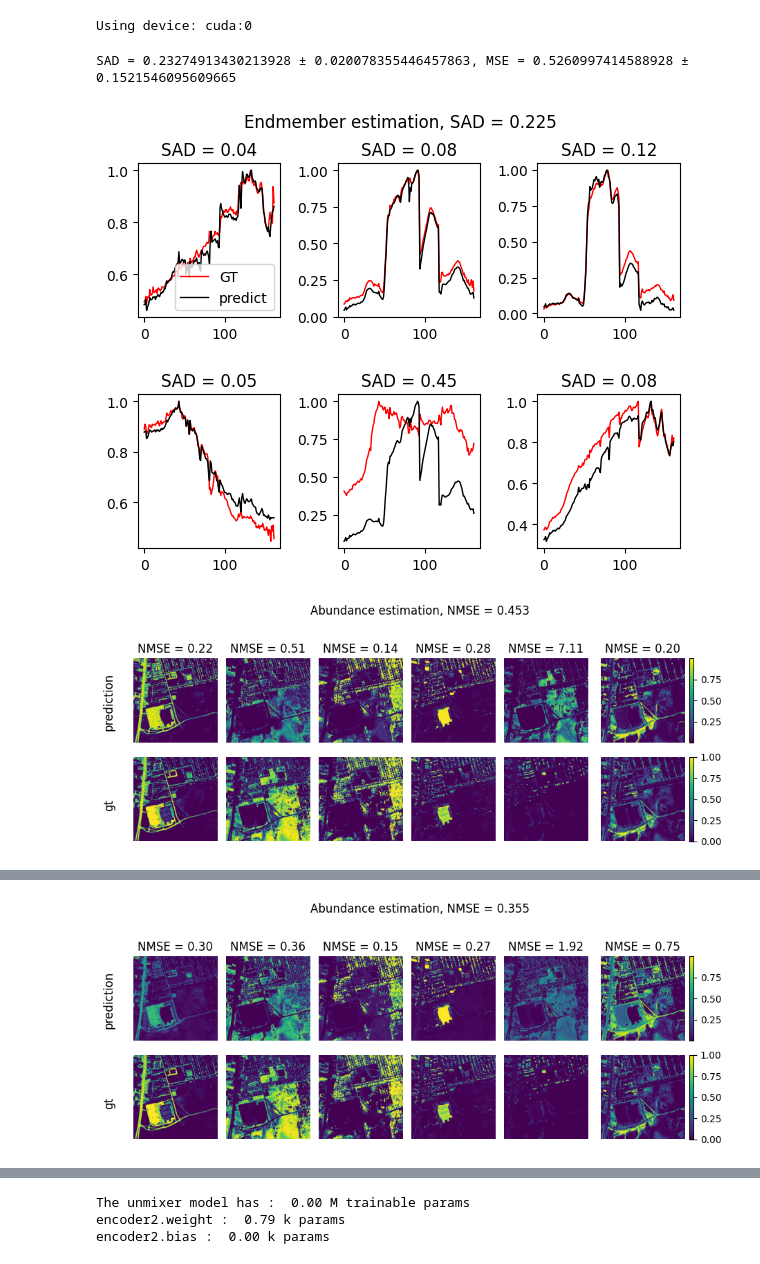
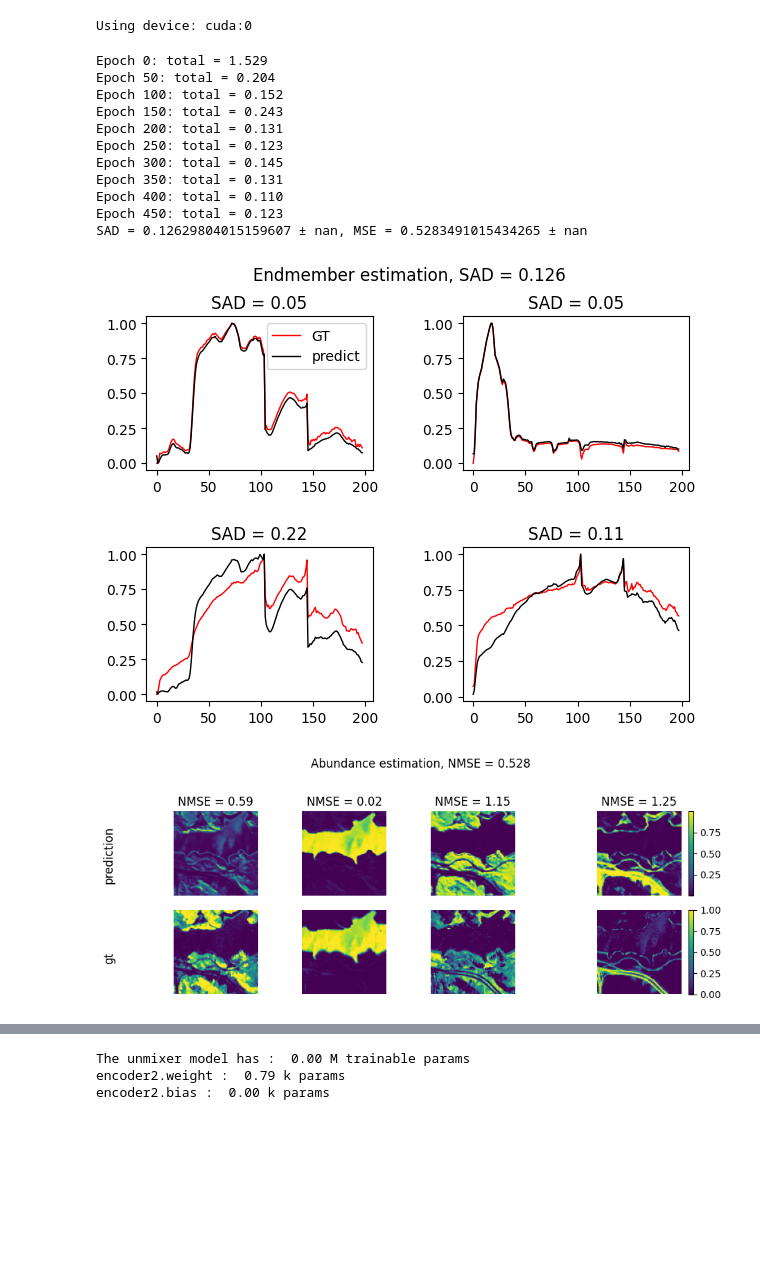
Before and after one commit to edabier/SS-HSU_benchmark, a Jupyter notebook: cnnaeu2.ipynb, the cells around one changed output, grey strips where cells are left out. Saved outputs shown, nothing was run; the diff lists cells and outputs as text; code cells hidden in the pictures; blank space fills up the shorter version.

Commit message:
FM + CNNAEU unmixing, hypersigma

```diff
--- a/cnnaeu2.ipynb
+++ b/cnnaeu2.ipynb
@@ -30,7 +30,7 @@ else:
 # %% [output]
 Using device: cuda:0
 # %%
-dataset = "urban"
+dataset = "jasper"
 data = io.loadmat(f"datasets/{dataset}.mat")
 Y_flat = torch.tensor(data["Y"], dtype=torch.float32)
 # Y_flat = utils.normalize(Y_flat)
@@ -83,7 +83,8 @@ class CNNAEU2(nn.Module):
                 nn.LeakyReLU(),
                 nn.Dropout2d(p=0.2),
             )
-            self.decoder2 = rsfm.Decoder(self.c, self.B)
+            # self.decoder2 = rsfm.Decoder(self.c, self.B)
+            self.decoder2 = nn.Conv2d(self.c, self.B, kernel_size=11, padding=5, padding_mode="reflect", bias=False)
 
         else:
             self.encoder2 = nn.Linear(self.B, self.c)
@@ -158,7 +159,9 @@ class CNNAEU2(nn.Module):
 
             A_hat = A_hat.reshape(batch, self.c, N)
             Y_hat = Y_hat.reshape(batch, self.B, N)
-            E_hat = self.decoder2.get_endmembers()
+
+            E_hat = self.decoder2.weight.detach().mean((2, 3)).reshape(batch, self.B, self.c)
+            # E_hat = self.decoder2.get_endmembers()
 
         else:
             batch, _, N = x.shape
@@ -173,14 +176,14 @@ class CNNAEU2(nn.Module):
 
         return E_hat, A_hat, Y_hat
 # %%
-n_xp = 5
+n_xp = 1
 loader, _, _ = utils.create_dataloader(dataset, patch_size=H, dev=dev)
 sads, mses = [], []
 
 for n in range(n_xp):
 
     E_init = extractor.VCA(Y_init, c)
-    model = CNNAEU2(B, c, H=Y.shape[2], E_init=None, use_cnn=False)
+    model = CNNAEU2(B, c, H=Y_init.shape[2], E_init=None, use_cnn=False)
     model.freeze2()
 
     train_losses = []
@@ -199,35 +202,45 @@ for n in range(n_xp):
             A = A.to(dev)
             E = E.to(dev)
 
             E_hat, A_hat, Y_hat = model.forward1(Y)
 
             loss = model.loss(E, E_hat, A, A_hat, Y, Y_hat)
             train_loss += loss.item()
 
-            # if epoch%(epochs//10)==0:
-            #     print(f"Epoch {epoch}: total = {format(loss, '.3f')}")
+            if epoch%(epochs//10)==0:
+                print(f"Epoch {epoch}: total = {format(loss, '.3f')}")
 
             loss.backward()
             optimizer.step()
 
             with torch.no_grad():
                 constraints = models.weightConstraint()
                 model.decoder.apply(constraints)
             break
 
         train_loss /= len(loader)
         train_losses.append(train_loss)
     # plt.plot(train_losses)
 
     E_hat_cnn, A_hat_cnn, Y_hat_cnn = model.forward1(Y)
     A_hat_cnn = utils.oneD_to_2d(A_hat_cnn)
     A = utils.oneD_to_2d(A)
     sad, mse = utils.plot_results(E_hat_cnn, A_hat_cnn, A, E, normalize_E=True, return_results=True)
     sads.append(sad)
     mses.append(mse)
 
 print(f"SAD = {torch.mean(torch.tensor(sads))} ± {torch.std(torch.tensor(sads))}, MSE = {torch.mean(torch.tensor(mses))} ± {torch.std(torch.tensor(mses))}")
 # %% [output]
-SAD = 0.23274913430213928 ± 0.020078355446457863, MSE = 0.5260997414588928 ± 0.1521546095609665
+Epoch 0: total = 1.529
+Epoch 50: total = 0.204
+Epoch 100: total = 0.152
+Epoch 150: total = 0.243
+Epoch 200: total = 0.131
+Epoch 250: total = 0.123
+Epoch 300: total = 0.145
+Epoch 350: total = 0.131
+Epoch 400: total = 0.110
+Epoch 450: total = 0.123
+SAD = 0.12629804015159607 ± nan, MSE = 0.5283491015434265 ± nan
-[figure, old version]
+[figure, new version]
-[figure, old version]
+[figure, new version]
@@ -235 +246,0 @@ SAD = 0.23274913430213928 ± 0.020078355446457863, MSE = 0.5260997414588928 ± 0
-[figure, removed]
```
Also changed, not shown: parts of 2 cells of this notebook, 3 other files.
